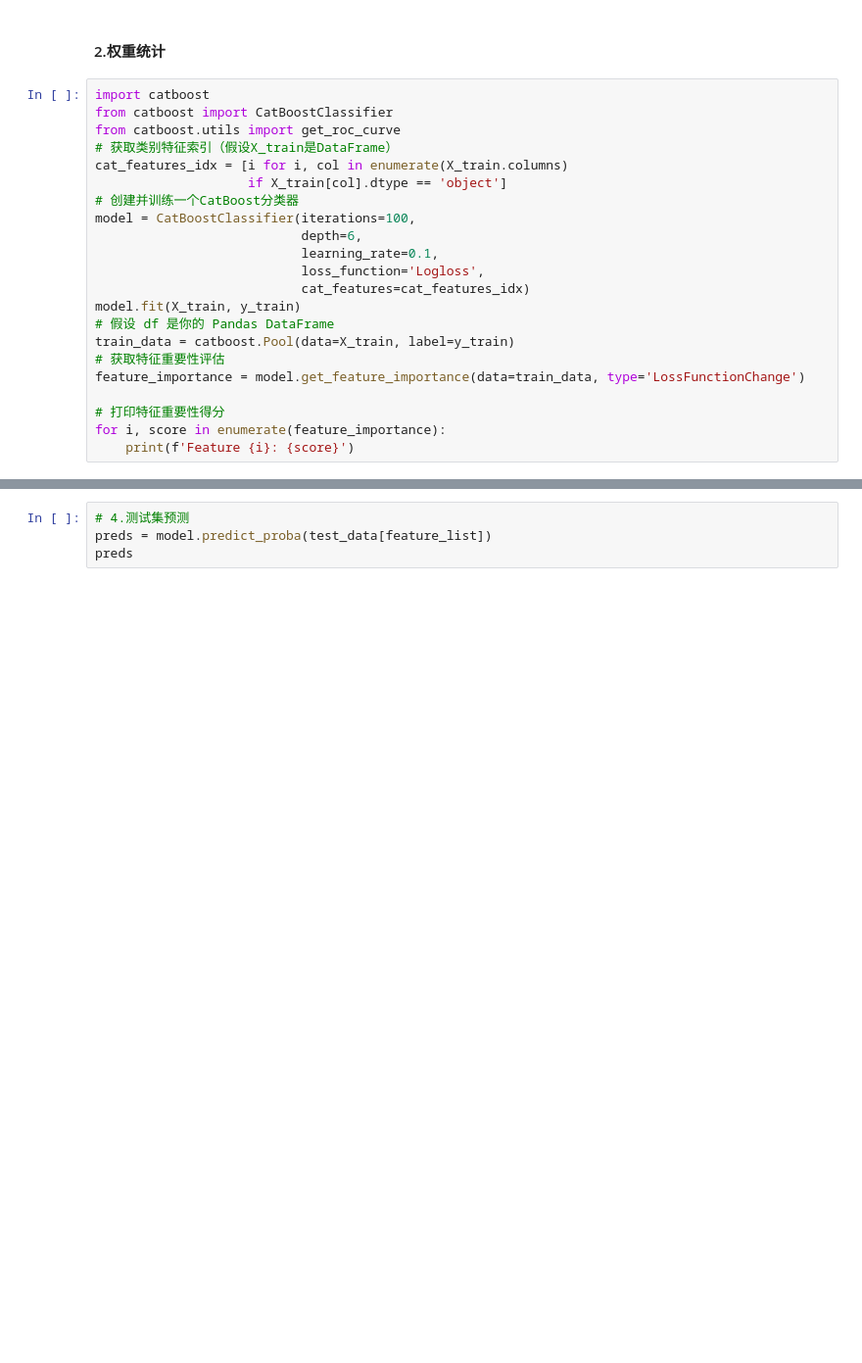
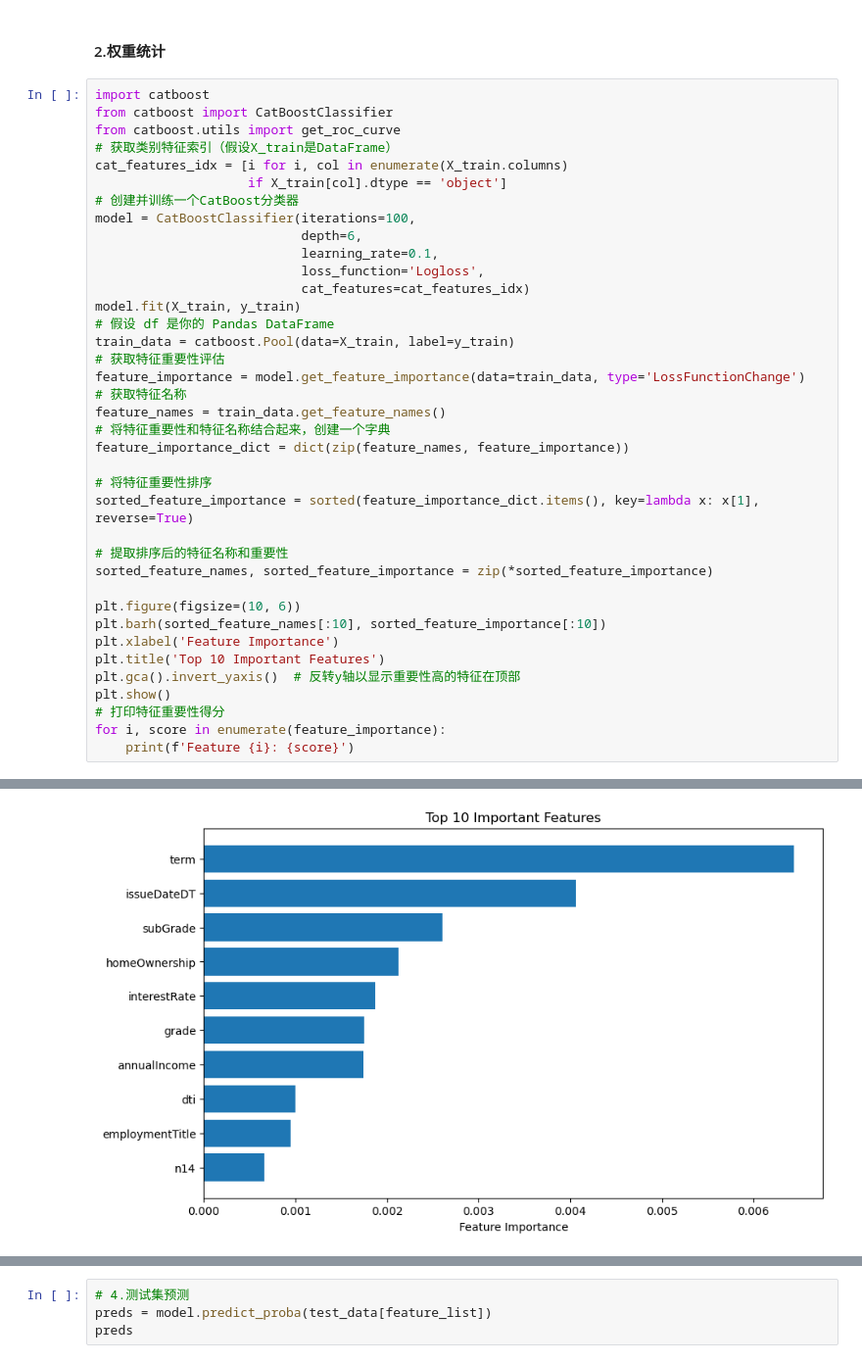
Before and after one commit to QuintessenceEther/LoanCom, a Jupyter notebook: catBoosting.ipynb, the cells around one changed output, grey strips where cells are left out. Shown: that part at 98% size. Saved outputs shown, nothing was run; the diff lists cells and outputs as text; blank space fills up the shorter version.

```diff
--- a/catBoosting.ipynb
+++ b/catBoosting.ipynb
@@ -69,7 +69,23 @@ model.fit(X_train, y_train)
 train_data = catboost.Pool(data=X_train, label=y_train)
 # 获取特征重要性评估
 feature_importance = model.get_feature_importance(data=train_data, type='LossFunctionChange')
+# 获取特征名称
+feature_names = train_data.get_feature_names()
+# 将特征重要性和特征名称结合起来，创建一个字典
+feature_importance_dict = dict(zip(feature_names, feature_importance))
 
+# 将特征重要性排序
+sorted_feature_importance = sorted(feature_importance_dict.items(), key=lambda x: x[1], reverse=True)
+
+# 提取排序后的特征名称和重要性
+sorted_feature_names, sorted_feature_importance = zip(*sorted_feature_importance)
+
+plt.figure(figsize=(10, 6))
+plt.barh(sorted_feature_names[:10], sorted_feature_importance[:10])
+plt.xlabel('Feature Importance')
+plt.title('Top 10 Important Features')
+plt.gca().invert_yaxis()  # 反转y轴以显示重要性高的特征在顶部
+plt.show()
 # 打印特征重要性得分
 for i, score in enumerate(feature_importance):
     print(f'Feature {i}: {score}')
@@ -93,0 +110 @@ Feature 20: 0.004060923768310076
+[figure, added]
```
Also changed, not shown: parts of 2 cells of this notebook, 8 other files.
